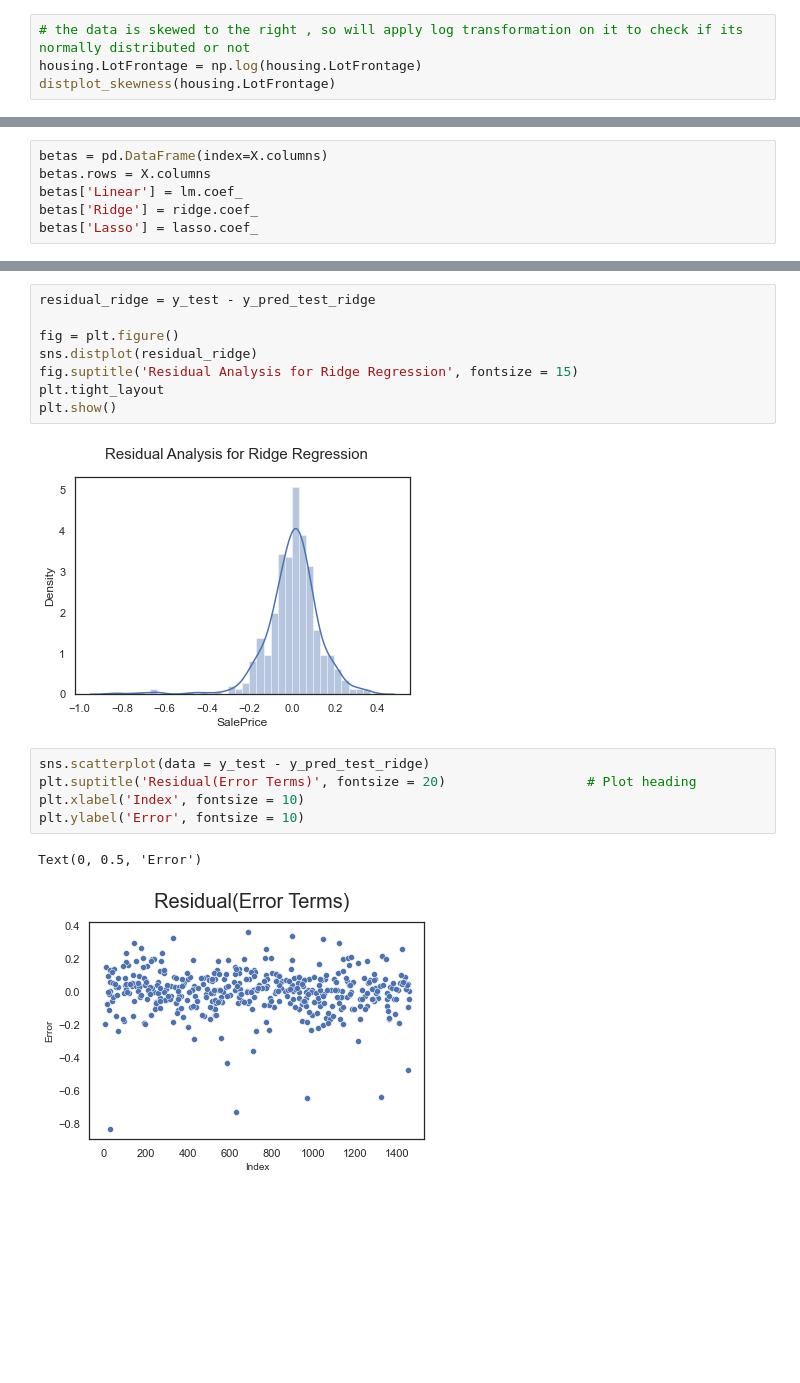
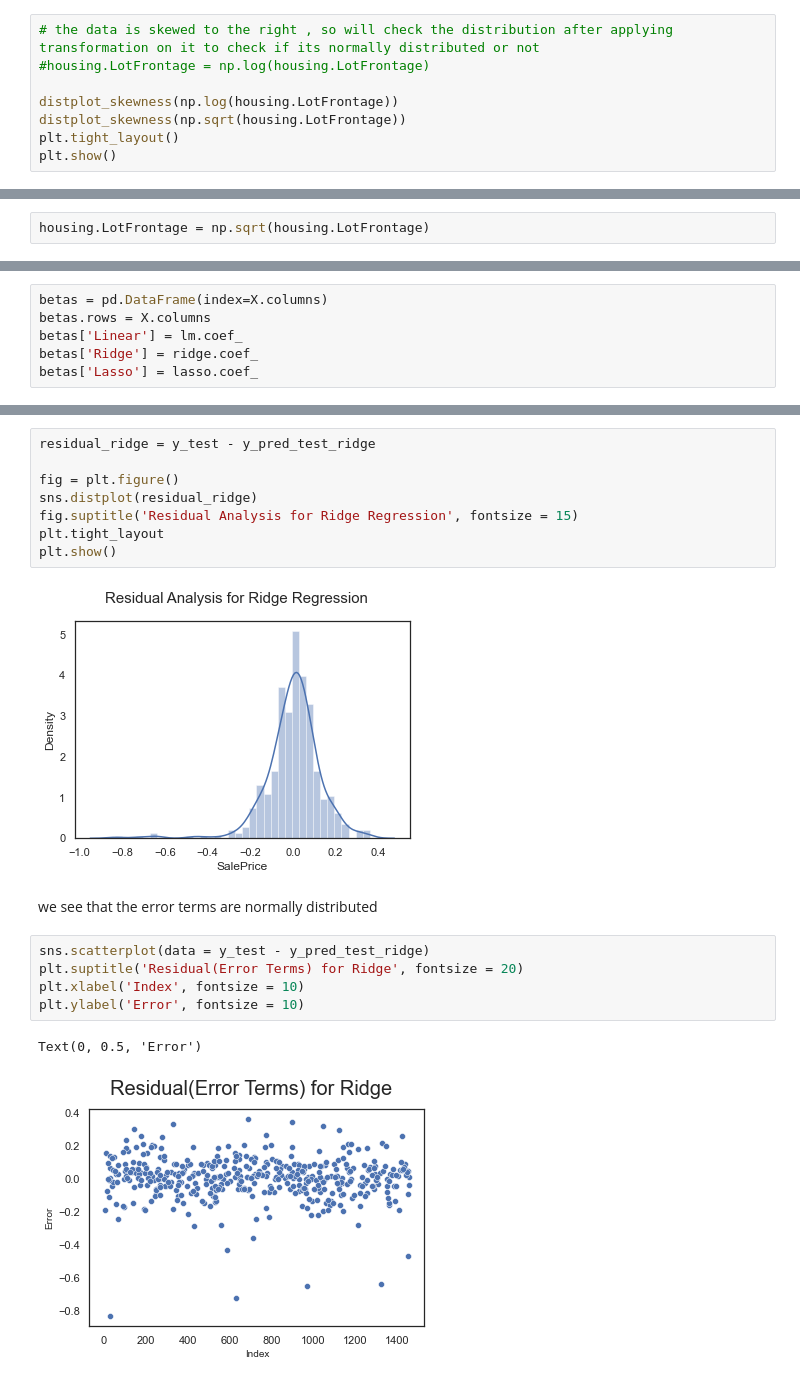
Before and after one commit to Silapada-Hansda/advanced_regression_assignment, a Jupyter notebook: assignment_advanced_regression.ipynb, the cells around one changed output, grey strips where cells are left out. Saved outputs shown, nothing was run; the diff lists cells and outputs as text; blank space fills up the shorter version.

```diff
--- a/assignment_advanced_regression.ipynb
+++ b/assignment_advanced_regression.ipynb
@@ -872,9 +872,13 @@ distplot_skewness(housing.LotFrontage)
 [figure]
 skewness  2.4091466665496006
 # %%
-# the data is skewed to the right , so will apply log transformation on it to check if its normally distributed or not
-housing.LotFrontage = np.log(housing.LotFrontage)
-distplot_skewness(housing.LotFrontage)
+# the data is skewed to the right , so will check the distribution after applying transformation on it to check if its normally distributed or not
+#housing.LotFrontage = np.log(housing.LotFrontage)
+
+distplot_skewness(np.log(housing.LotFrontage))
+distplot_skewness(np.sqrt(housing.LotFrontage))
+plt.tight_layout()
+plt.show()
 # %% [output]
 [figure]
 skewness  -0.9091148013817885
@@ -883,3 +891,5 @@ skewness  -0.9091148013817885
+# %%
+housing.LotFrontage = np.sqrt(housing.LotFrontage)
 # %%
 #LotArea
 distplot_skewness(housing.LotArea)
@@ -1493,12 +1503,14 @@ fig.suptitle('Residual Analysis for Ridge Regression', fontsize = 15)
 plt.tight_layout
 plt.show()
 # %% [output]
-[figure, old version]
+[figure, new version]
+# %% [markdown]
+we see that the error terms are normally distributed
 # %%
 sns.scatterplot(data = y_test - y_pred_test_ridge)
-plt.suptitle('Residual(Error Terms)', fontsize = 20)                  # Plot heading
+plt.suptitle('Residual(Error Terms) for Ridge', fontsize = 20)
 plt.xlabel('Index', fontsize = 10)
 plt.ylabel('Error', fontsize = 10)
 # %% [output]
 Text(0, 0.5, 'Error')
-[figure, old version]
+[figure, new version]
```
Also changed, not shown: parts of 120 cells of this notebook.
